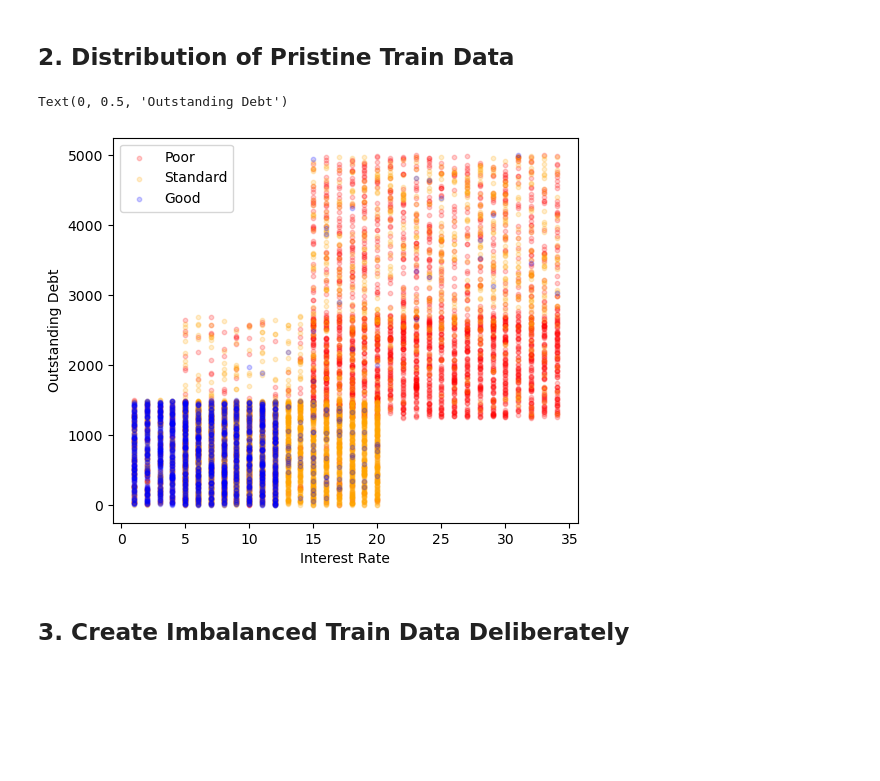
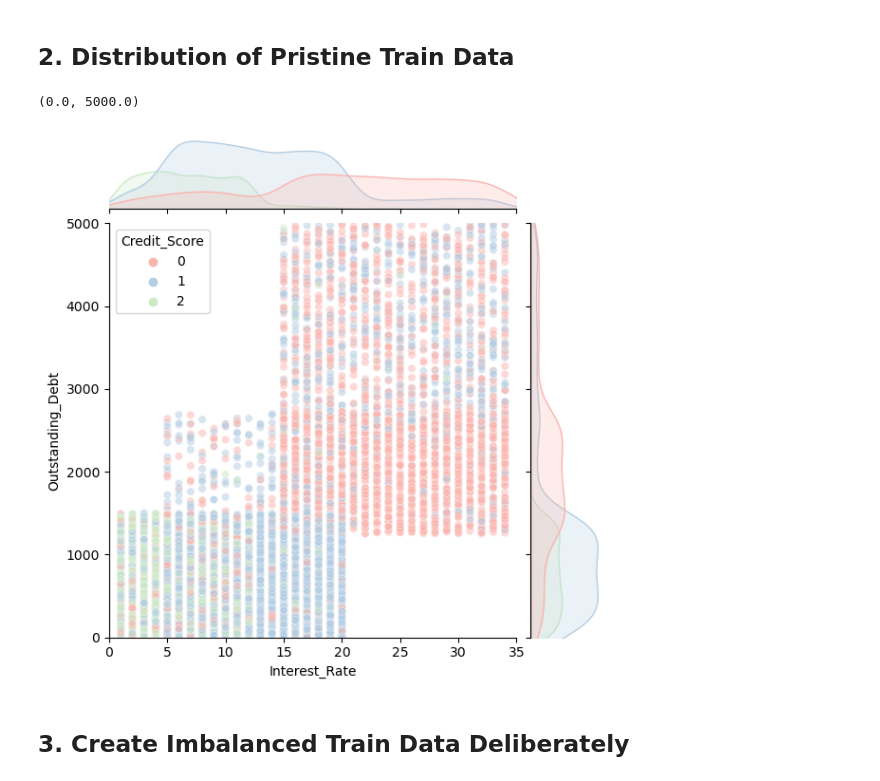
Before and after one commit to hanfei1986/Over-sampling-of-imbalanced-data-with-RandomOverSampler--SMOTE-and-ADASYN, a Jupyter notebook: Oversampling of imbalanced data with RandomOverSampler, SMOTE and ADASYN.ipynb, the cells around one changed output. Drawn from its saved outputs; the diff is of its cells as text; code cells hidden in the pictures; blank space fills up the shorter version.

```diff
--- a/Oversampling of imbalanced data with RandomOverSampler, SMOTE and ADASYN.ipynb
+++ b/Oversampling of imbalanced data with RandomOverSampler, SMOTE and ADASYN.ipynb
@@ -22,15 +23,11 @@ train = pd.concat([X_train, y_train], axis=1)
 import matplotlib.pyplot as plt
-# %%
-plt.figure(figsize=(6,5))
-plt.scatter(train[train["Credit_Score"]==0]["Interest_Rate"], train[train["Credit_Score"]==0]["Outstanding_Debt"], s=10, c='red', alpha=0.2, label="Poor")
-plt.scatter(train[train["Credit_Score"]==1]["Interest_Rate"], train[train["Credit_Score"]==1]["Outstanding_Debt"], s=10, c='orange', alpha=0.2, label="Standard")
-plt.scatter(train[train["Credit_Score"]==2]["Interest_Rate"], train[train["Credit_Score"]==2]["Outstanding_Debt"], s=10, c='blue', alpha=0.2, label="Good")
-plt.legend()
-plt.xlabel("Interest Rate")
-plt.ylabel("Outstanding Debt")
-# %% [output]
-Text(0, 0.5, 'Outstanding Debt')
-[figure, removed]
+# %%
+sns.jointplot(data=train, x="Interest_Rate", y="Outstanding_Debt", hue="Credit_Score", alpha=0.5, palette="Pastel1")
+plt.xlim(0,35)
+plt.ylim(0,5000)
+# %% [output]
+(0.0, 5000.0)
+[figure, added]
 # %% [markdown]
 ## 3. Create Imbalanced Train Data Deliberately
 # %%
```
Also changed, not shown: parts of 27 cells of this notebook.
